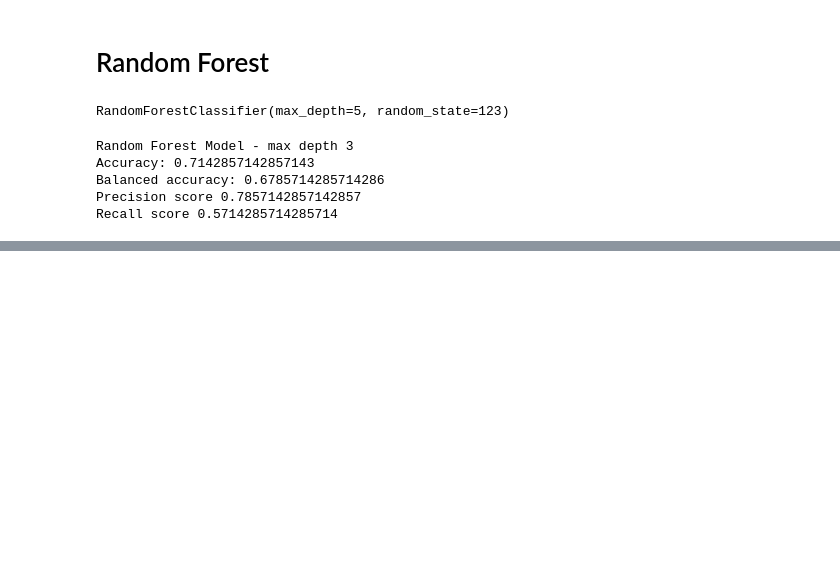
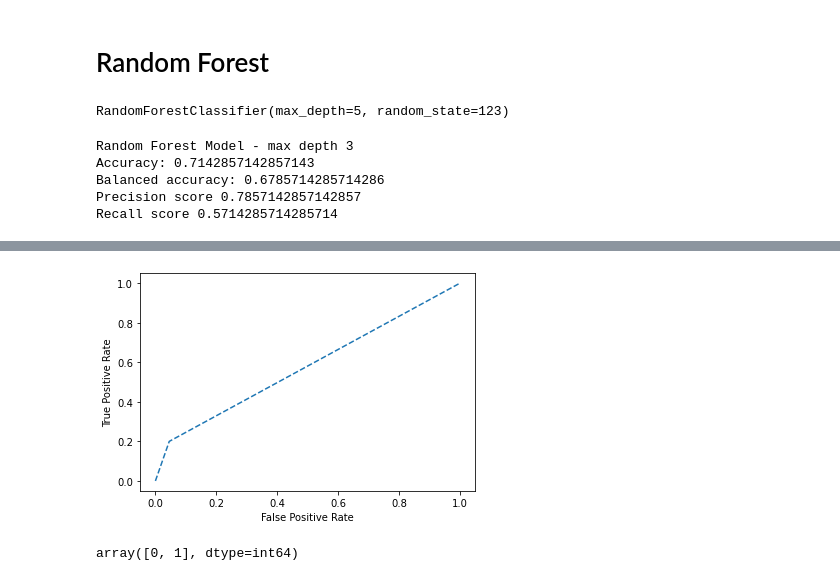
Before and after one commit to jkurt13/CapstoneTwo, a Jupyter notebook: Preprocessing .ipynb, the cells around one changed output, grey strips where cells are left out. Saved outputs shown, nothing was run; the diff lists cells and outputs as text; code cells hidden in the pictures; blank space fills up the shorter version.

Commit message:
Preprocessing Start trying things out

```diff
--- a/Preprocessing .ipynb
+++ b/Preprocessing .ipynb
@@ -78,3 +78,7 @@ draft_df['40 Yard'].replace(np.nan, np.mean(draft_df['40 Yard']), inplace=True)
 draft_df['Vert Leap (in)'].replace(np.nan, np.mean(draft_df['Vert Leap (in)']), inplace=True)
 draft_df['Shuttle'].replace(np.nan, np.mean(draft_df['Shuttle']), inplace=True)
 draft_df['3Cone'].replace(np.nan, np.mean(draft_df['3Cone']), inplace=True)
+# %%
+drafted['PB_Select'] = 0
+drafted.loc[drafted['PB'] > 0, 'PB_Select'] = 1
+drafted.PB_Select
@@ -318,0 +344,16 @@ Recall score 0.5714285714285714
+# %%
+y = drafted[['PB_Select']]
+X = drafted[['Height (in)', 'Weight (lbs)','40 Yard', 'Bench Press', 'Vert Leap (in)', 'Broad Jump (in)', 'Shuttle', '3Cone', 'Solos_Per_Year']]
+scaler = preprocessing.StandardScaler().fit(X)
+X_scaled = scaler.transform(X)
+
+X_train, X_test, y_train, y_test = train_test_split(X_scaled, y, train_size=0.75, test_size=0.25)
+# %%
+learning_rates = [0.05, 0.1, 0.25, 0.5, 0.75, 1]
+for learning_rate in learning_rates:
+    gb = GradientBoostingClassifier(n_estimators=10, learning_rate = learning_rate, max_features=2, max_depth = 2, random_state = 0)
+    gb.fit(X_train, y_train)
+    print("Learning rate: ", learning_rate)
+    print("Accuracy score (training): {0:.3f}".format(gb.score(X_train, y_train)))
+    print("Accuracy score (validation): {0:.3f}".format(gb.score(X_test, y_test)))
+    print()
@@ -318,0 +378,14 @@ Recall score 0.5714285714285714
+# %%
+from sklearn.metrics import accuracy_score
+
+gbc = GradientBoostingClassifier(n_estimators=20, learning_rate = 1, max_features=2, max_depth = 2, random_state = 0)
+gbc.fit(X_train, y_train)
+y_pred = gbc.predict(X_test)
+score = accuracy_score(y_test, y_pred)
+print(score)
+
+cm = confusion_matrix(y_test, y_pred)
+print(cm)
+
+cr = classification_report(y_test, y_pred)
+print(cr)
@@ -318,0 +404,17 @@ Recall score 0.5714285714285714
+# %%
+fpr, tpr, thresholds = roc_curve(y_test, y_pred)
+
+# plot the roc curve for the model
+plt.plot(fpr, tpr, linestyle='--')
+# axis labels
+plt.xlabel('False Positive Rate')
+plt.ylabel('True Positive Rate')
+# show the plot
+plt.show()
+# %% [output]
+[figure, added]
+# %%
+draft_df['Drafted'] = draft_df.Drafted.replace(['D', 'U'], [1, 0])
+draft_df.Drafted.unique()
+# %% [output]
+array([0, 1], dtype=int64)
```
Also changed, not shown: parts of 42 cells of this notebook.
